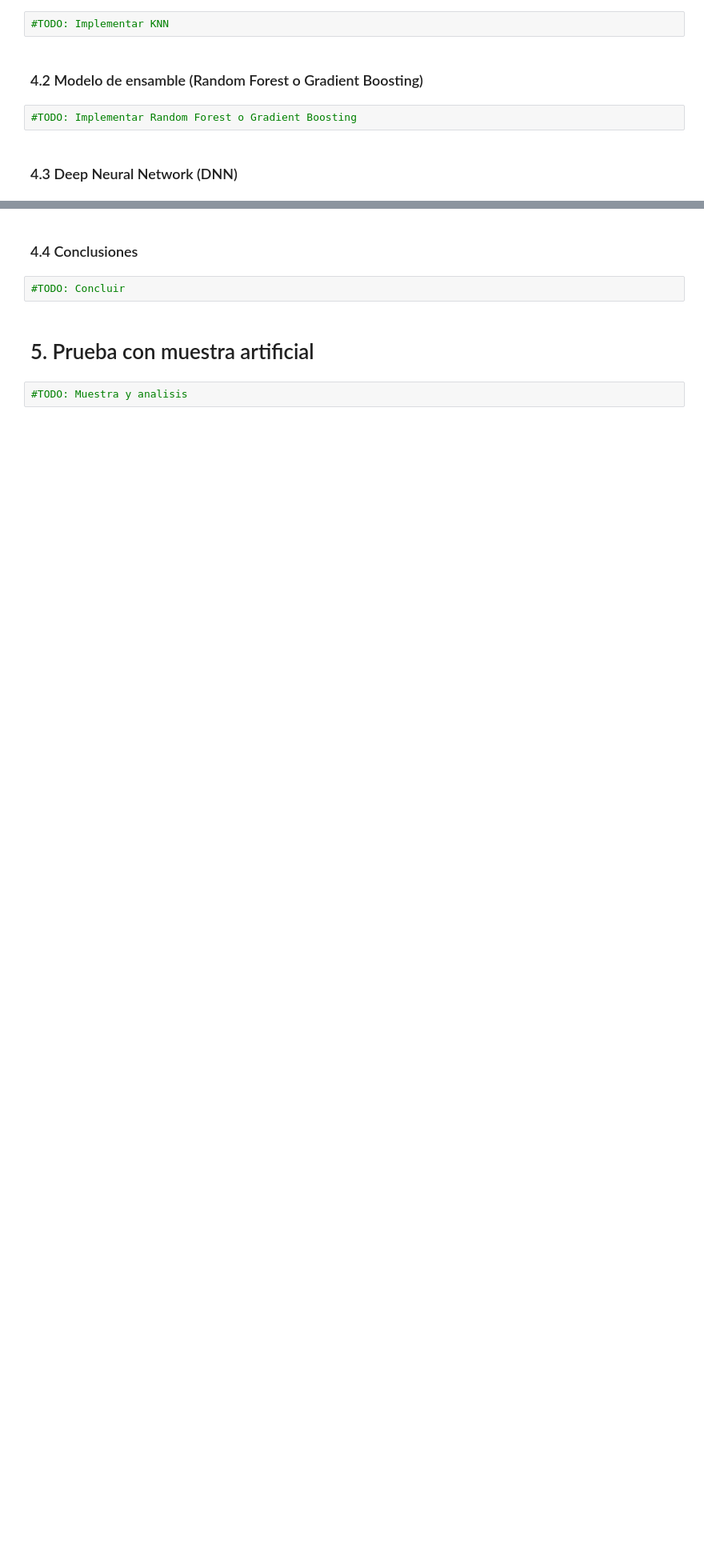
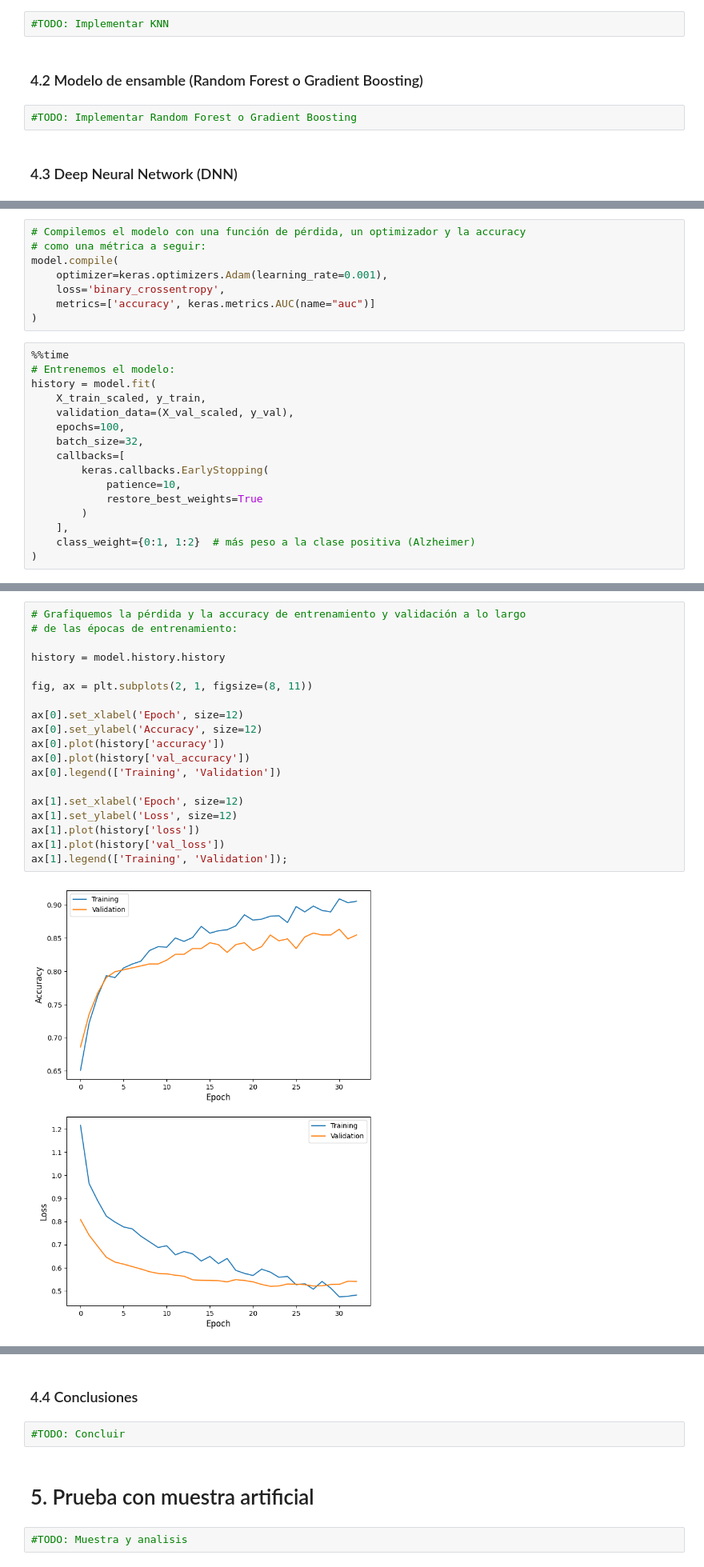
Before and after one commit to Bosnape/Alzheimer-Classification-ML, a Jupyter notebook: alzheimer_ml_analysis.ipynb, the cells around one changed output, grey strips where cells are left out. Shown at 80% size. Cells and saved outputs as stored; diff of their text form; blank space fills up the shorter version.

Commit message:
Entrenamiento DNN

```diff
--- a/alzheimer_ml_analysis.ipynb
+++ b/alzheimer_ml_analysis.ipynb
@@ -400,0 +473,24 @@ preprocessor = Pipeline(
+# %%
+# Compilemos el modelo con una función de pérdida, un optimizador y la accuracy
+# como una métrica a seguir:
+model.compile(
+    optimizer=keras.optimizers.Adam(learning_rate=0.001),
+    loss='binary_crossentropy',
+    metrics=['accuracy', keras.metrics.AUC(name="auc")]
+)
+# %%
+%%time
+# Entrenemos el modelo:
+history = model.fit(
+    X_train_scaled, y_train,
+    validation_data=(X_val_scaled, y_val),
+    epochs=100,
+    batch_size=32,
+    callbacks=[
+        keras.callbacks.EarlyStopping(
+            patience=10,
+            restore_best_weights=True
+        )
+    ],
+    class_weight={0:1, 1:2}  # más peso a la clase positiva (Alzheimer)
+)
@@ -400,0 +515,21 @@ preprocessor = Pipeline(
+# %%
+# Grafiquemos la pérdida y la accuracy de entrenamiento y validación a lo largo
+# de las épocas de entrenamiento:
+
+history = model.history.history
+
+fig, ax = plt.subplots(2, 1, figsize=(8, 11))
+
+ax[0].set_xlabel('Epoch', size=12)
+ax[0].set_ylabel('Accuracy', size=12)
+ax[0].plot(history['accuracy'])
+ax[0].plot(history['val_accuracy'])
+ax[0].legend(['Training', 'Validation'])
+
+ax[1].set_xlabel('Epoch', size=12)
+ax[1].set_ylabel('Loss', size=12)
+ax[1].plot(history['loss'])
+ax[1].plot(history['val_loss'])
+ax[1].legend(['Training', 'Validation']);
+# %% [output]
+[figure, added]
```
Also changed, not shown: parts of 9 cells of this notebook.
